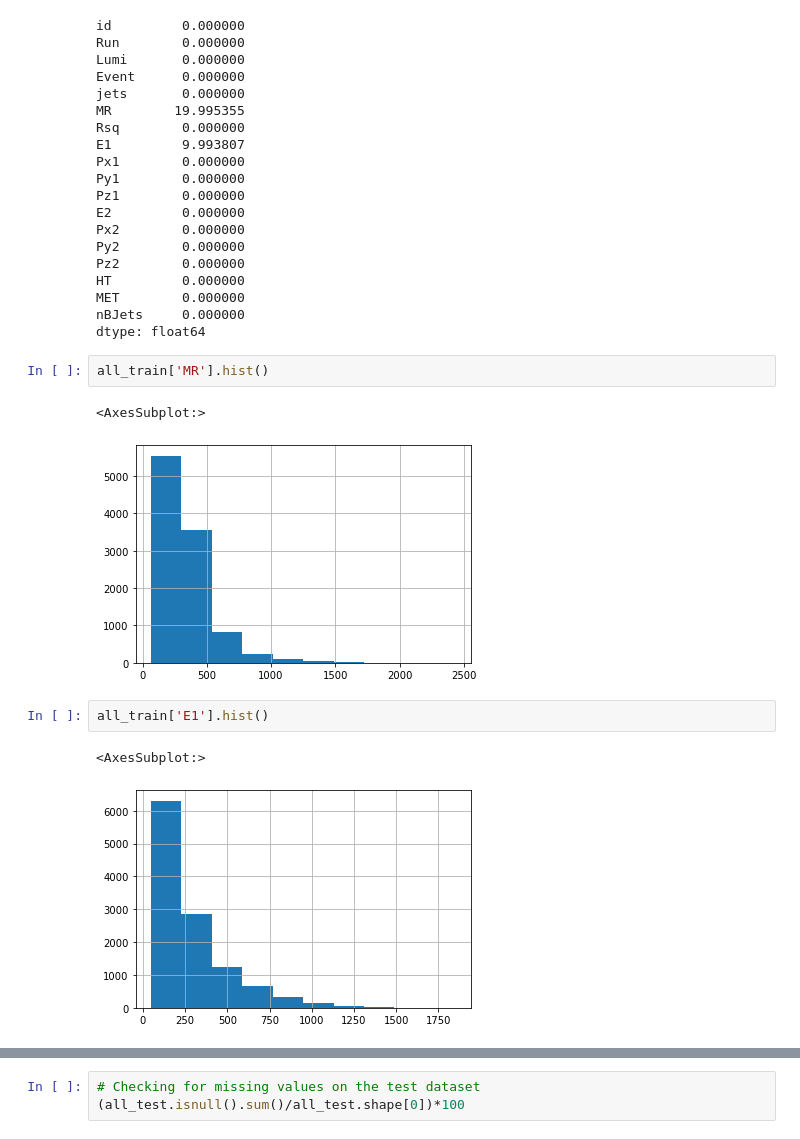
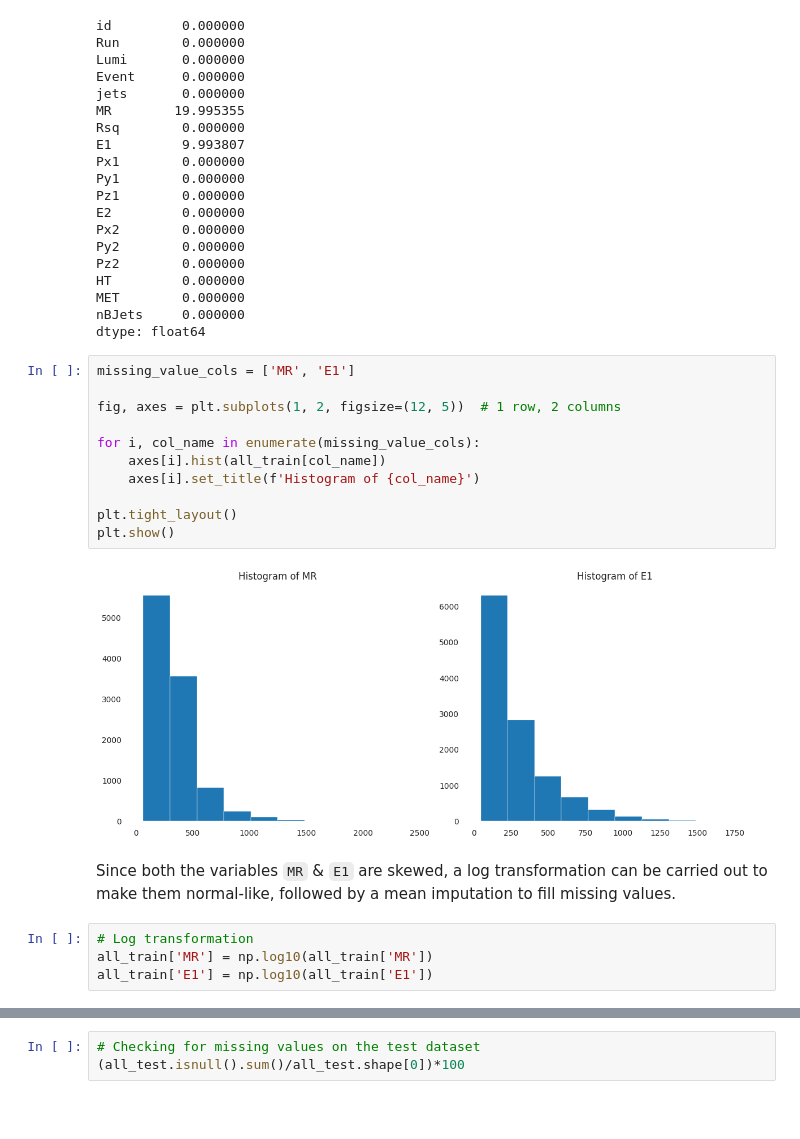
Before and after one commit to anshu-ravi/cern_classifier, a Jupyter notebook: notebooks/modelling_v1.ipynb, the cells around one changed output, grey strips where cells are left out. Saved outputs shown, nothing was run; the diff lists cells and outputs as text; blank space fills up the shorter version.

```diff
--- a/notebooks/modelling_v1.ipynb
+++ b/notebooks/modelling_v1.ipynb
@@ -105,13 +161,22 @@ HT         0.000000
 MET        0.000000
 nBJets     0.000000
 dtype: float64
-# %%
-all_train['MR'].hist()
-# %% [output]
-<AxesSubplot:>
-[figure, removed]
-# %%
-all_train['E1'].hist()
-# %% [output]
-<AxesSubplot:>
-[figure, removed]
+# %%
+missing_value_cols = ['MR', 'E1']
+
+fig, axes = plt.subplots(1, 2, figsize=(12, 5))  # 1 row, 2 columns
+
+for i, col_name in enumerate(missing_value_cols):
+    axes[i].hist(all_train[col_name])
+    axes[i].set_title(f'Histogram of {col_name}')
+
+plt.tight_layout()
+plt.show()
+# %% [output]
+[figure, added]
+# %% [markdown]
+Since both the variables `MR` & `E1` are skewed, a log transformation can be carried out to make them normal-like, followed by a mean imputation to fill missing values.
+# %%
+# Log transformation
+all_train['MR'] = np.log10(all_train['MR'])
+all_train['E1'] = np.log10(all_train['E1'])
```
Also changed, not shown: parts of 29 cells of this notebook.
